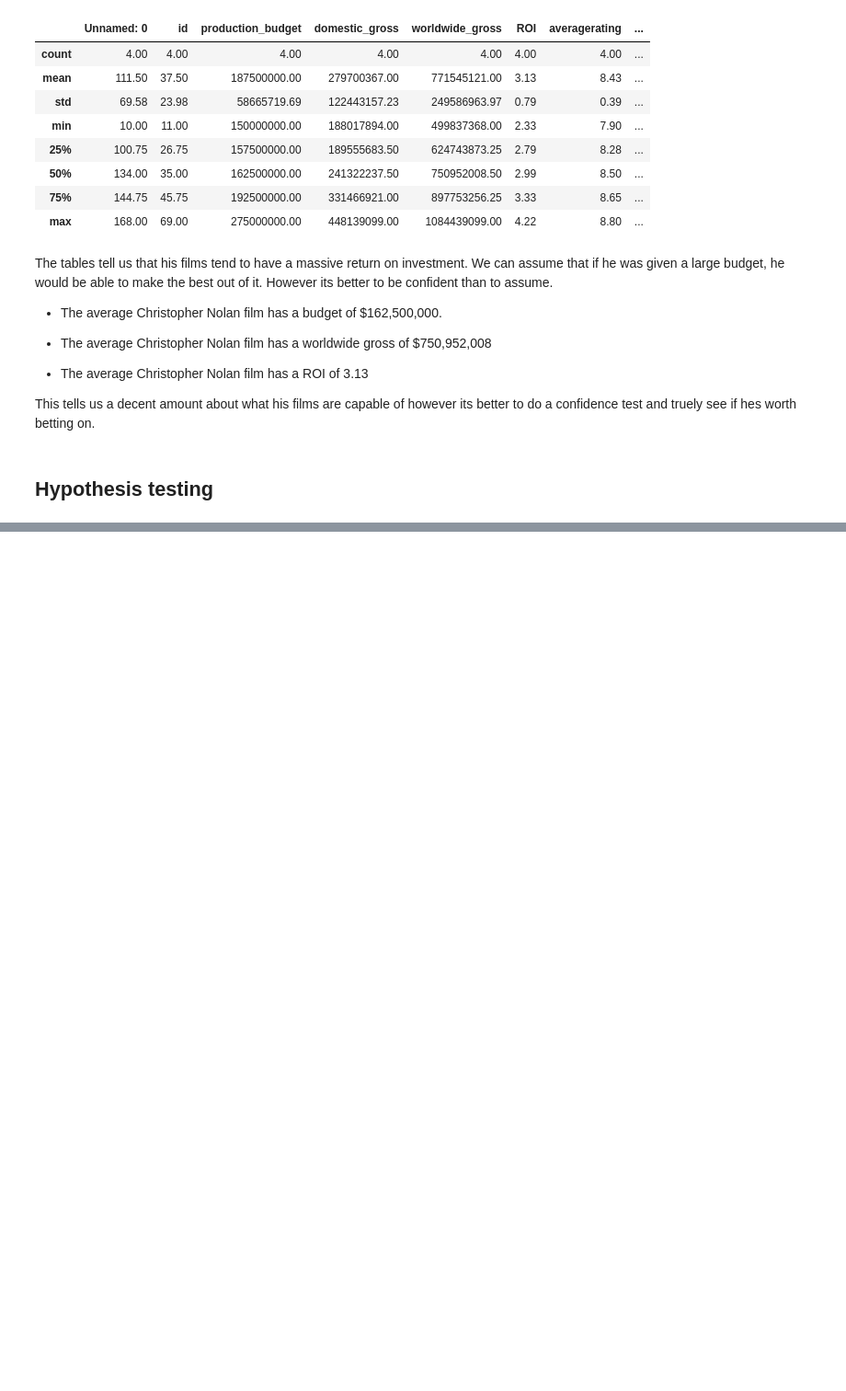
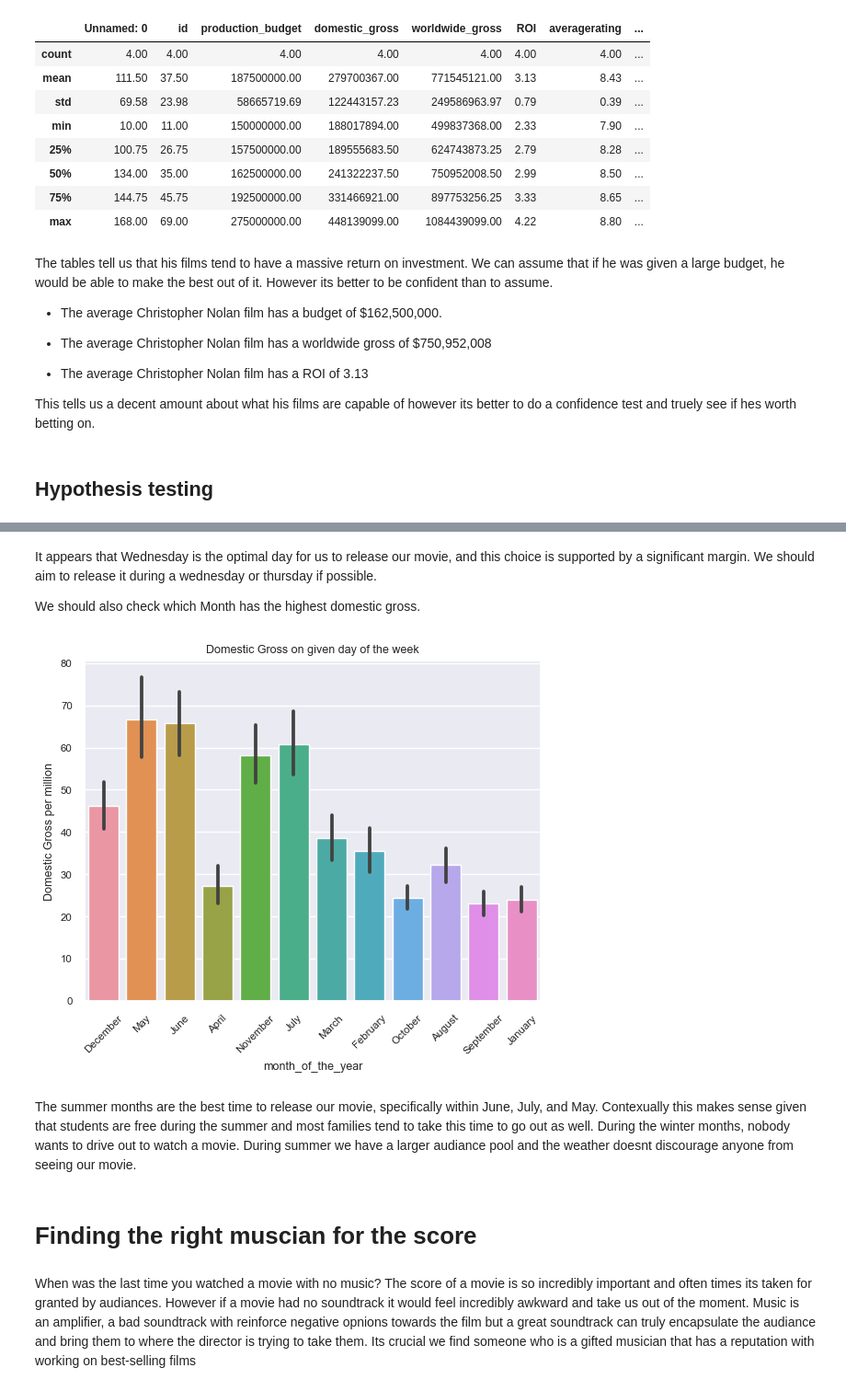
Before and after one commit to Psyluxxx/Movie-Studio-EDA, a Jupyter notebook: Franko/Analysis_of_Movie_Data.ipynb, the cells around one changed output, grey strips where cells are left out. Shown at 92% size. Drawn from its saved outputs; the diff is of its cells as text; code cells hidden in the pictures; blank space fills up the shorter version.

```diff
--- a/Franko/Analysis_of_Movie_Data.ipynb
+++ b/Franko/Analysis_of_Movie_Data.ipynb
@@ -247,0 +274,5 @@ We should also check which Month has the highest domestic gross.
+# %%
+# Creating new column day of the week
+budgets['release_date'] = pd.to_datetime(budgets['release_date'])
+budgets['day_of_the_week'] = budgets['release_date'].dt.strftime("%A")
+budgets['domestic_gross_in_mill'] = budgets['domestic_gross'] / 1000000
@@ -247,0 +291,26 @@ We should also check which Month has the highest domestic gross.
+# %% [markdown]
+It appears that Wednesday is the optimal day for us to release our movie, and this choice is supported by a significant margin. We should aim to release it during a wednesday or thursday if possible.
+
+We should also check which Month has the highest domestic gross.
+# %%
+# Creating new column Month of the year
+budgets['release_date'] = pd.to_datetime(budgets['release_date'])
+budgets['month_of_the_year'] = budgets['release_date'].dt.strftime('%B')
+# %%
+#Plotting
+sns.barplot(x = 'month_of_the_year', y = 'domestic_gross_in_mill', data = budgets)
+sns.set(font_scale=0.75)
+plt.xticks(rotation=45)
+
+# Show graphic
+plt.ylabel('Domestic Gross per million')
+plt.title('Domestic Gross on given day of the week')
+plt.show()
+# %% [output]
+[figure, added]
+# %% [markdown]
+The summer months are the best time to release our movie, specifically within June, July, and May. Contexually this makes sense given that students are free during the summer and most families tend to take this time to go out as well. During the winter months, nobody wants to drive out to watch a movie. During summer we have a larger audiance pool and the weather doesnt discourage anyone from seeing our movie.
+# %% [markdown]
+# Finding the right muscian for the score
+# %% [markdown]
+When was the last time you watched a movie with no music? The score of a movie is so incredibly important and often times its taken for granted by audiances. However if a movie had no soundtrack it would feel incredibly awkward and take us out of the moment. Music is an amplifier, a bad soundtrack with reinforce negative opnions towards the film but a great soundtrack can truly encapsulate the audiance and bring them to where the director is trying to take them. Its crucial we find someone who is a gifted musician that has a reputation with working on best-selling films
```
Also changed, not shown: parts of 29 cells of this notebook, 1 other file.
